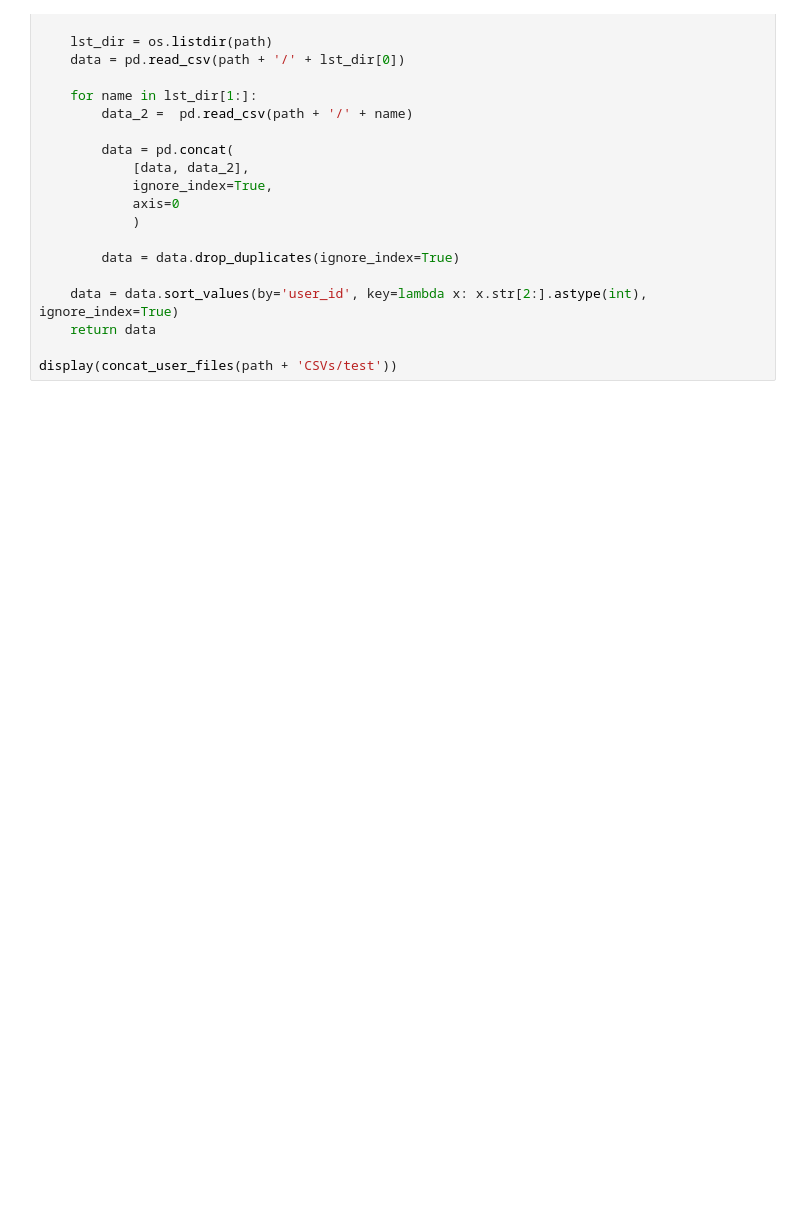
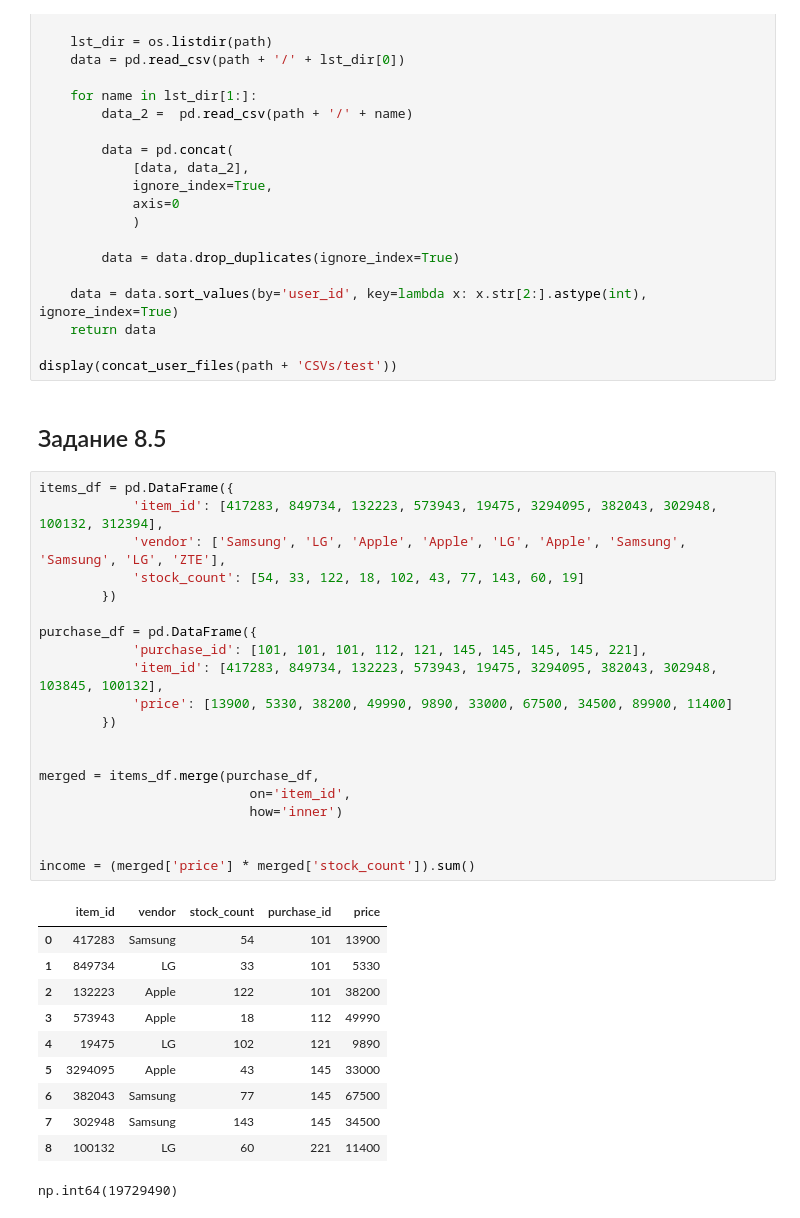
Before and after one commit to YarikKa2/Python_module_12, a Jupyter notebook: code/python_module_12.ipynb, the cells around one changed output. Cells and saved outputs as stored; diff of their text form; blank space fills up the shorter version.

```diff
--- a/code/python_module_12.ipynb
+++ b/code/python_module_12.ipynb
@@ -392,3 +463,37 @@ def concat_user_files(path):
     return data
 
 display(concat_user_files(path + 'CSVs/test'))
+# %% [markdown]
+## Задание 8.5
+# %%
+items_df = pd.DataFrame({
+            'item_id': [417283, 849734, 132223, 573943, 19475, 3294095, 382043, 302948, 100132, 312394],
+            'vendor': ['Samsung', 'LG', 'Apple', 'Apple', 'LG', 'Apple', 'Samsung', 'Samsung', 'LG', 'ZTE'],
+            'stock_count': [54, 33, 122, 18, 102, 43, 77, 143, 60, 19]
+        })
+
+purchase_df = pd.DataFrame({
+            'purchase_id': [101, 101, 101, 112, 121, 145, 145, 145, 145, 221],
+            'item_id': [417283, 849734, 132223, 573943, 19475, 3294095, 382043, 302948, 103845, 100132],
+            'price': [13900, 5330, 38200, 49990, 9890, 33000, 67500, 34500, 89900, 11400]
+        })
+
+
+merged = items_df.merge(purchase_df,
+                           on='item_id',
+                           how='inner')
+
+
+income = (merged['price'] * merged['stock_count']).sum()
+# %% [output]
+|  | item_id | vendor | stock_count | purchase_id | price |
+| 0 | 417283 | Samsung | 54 | 101 | 13900 |
+| 1 | 849734 | LG | 33 | 101 | 5330 |
+| 2 | 132223 | Apple | 122 | 101 | 38200 |
+| 3 | 573943 | Apple | 18 | 112 | 49990 |
+| 4 | 19475 | LG | 102 | 121 | 9890 |
+| 5 | 3294095 | Apple | 43 | 145 | 33000 |
+| 6 | 382043 | Samsung | 77 | 145 | 67500 |
+| 7 | 302948 | Samsung | 143 | 145 | 34500 |
+| 8 | 100132 | LG | 60 | 221 | 11400 |
+np.int64(19729490)
```
Also changed, not shown: parts of 3 cells of this notebook.
